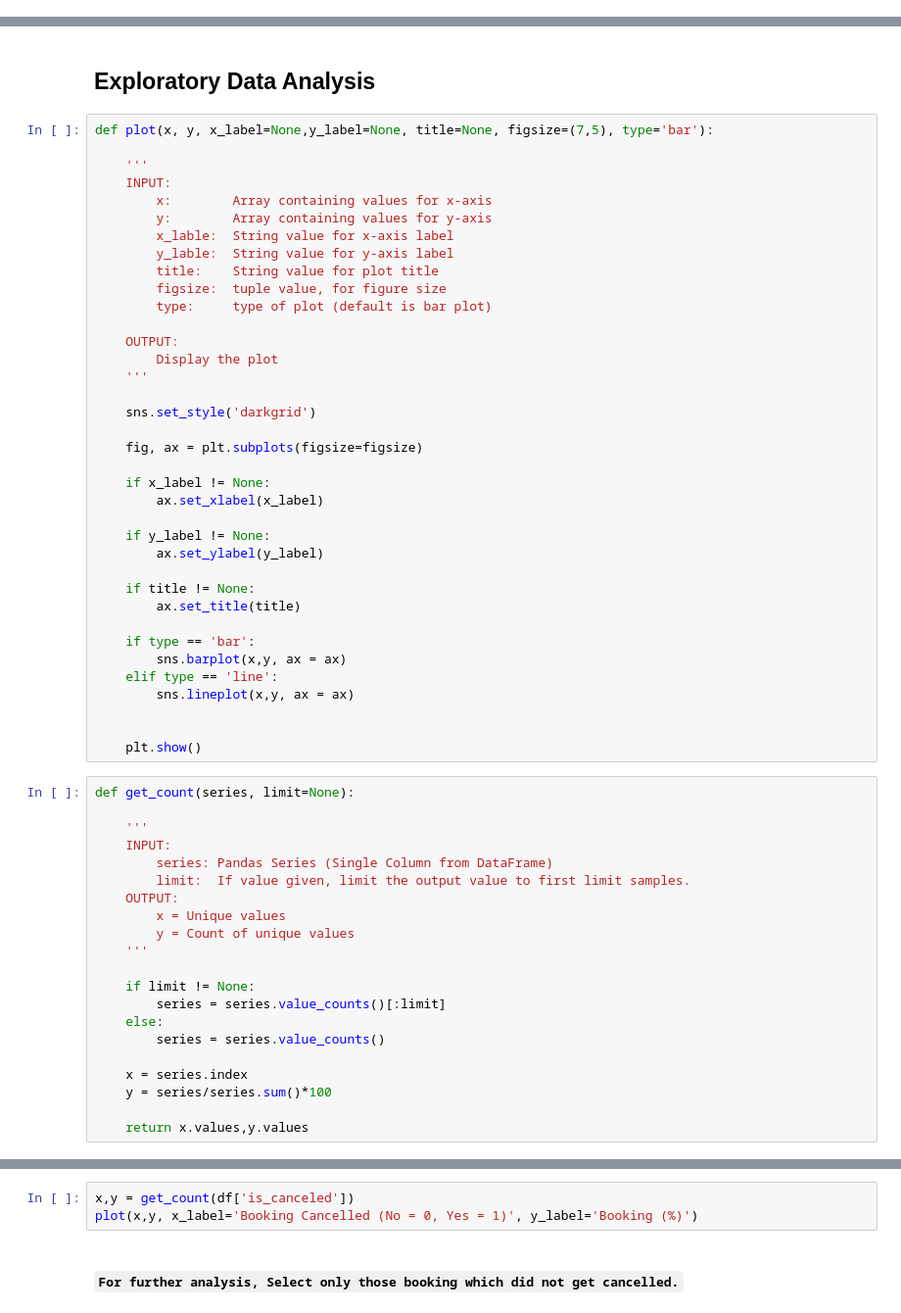
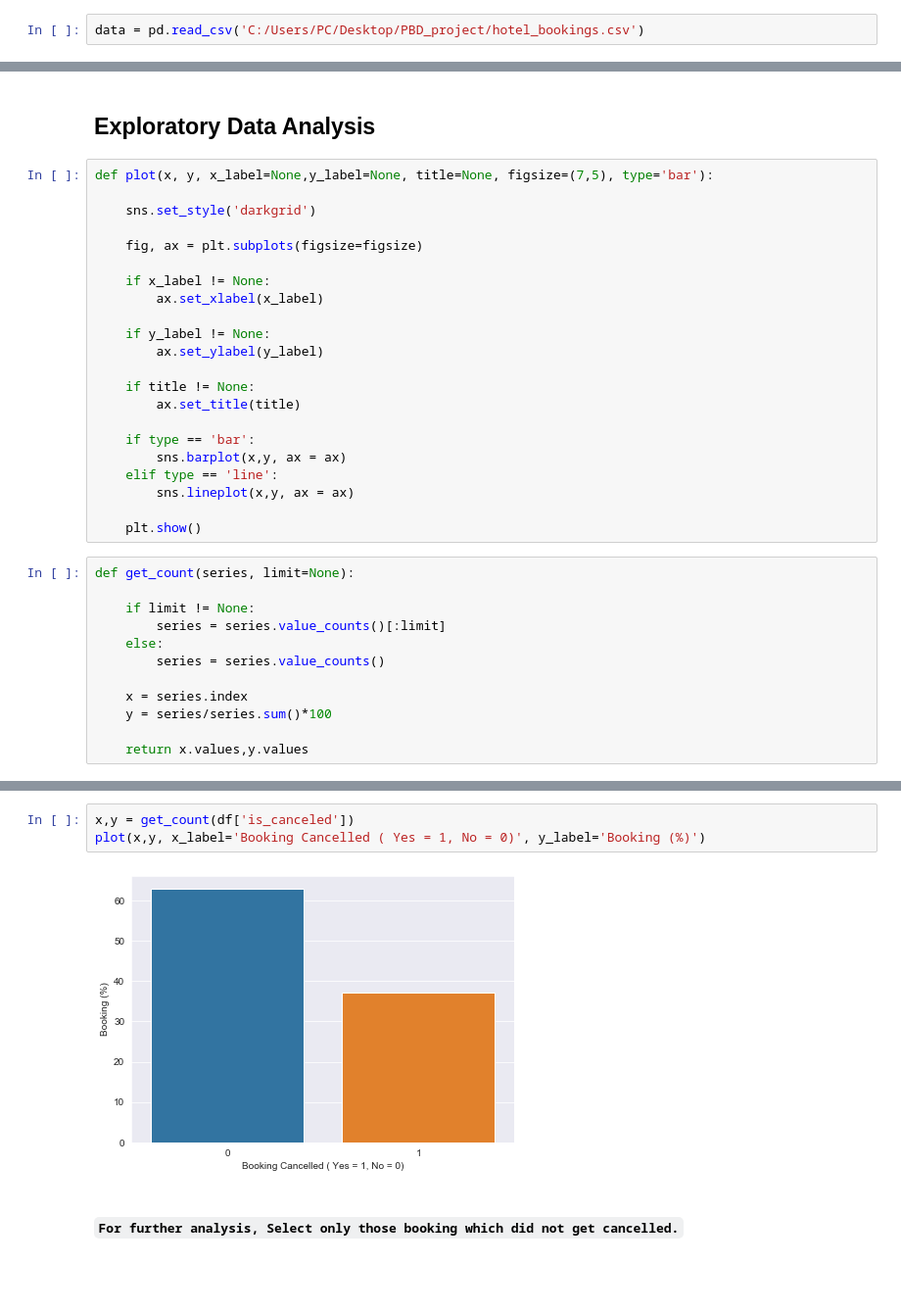
Before and after one commit to sheikh-bilal/HotelBookingDemand-Python, a Jupyter notebook: PBD_project.ipynb, the cells around one changed output, grey strips where cells are left out. Shown at 98% size. Saved outputs shown, nothing was run; the diff lists cells and outputs as text; blank space fills up the shorter version.

Commit message:
Revert Commit to Project

```diff
--- a/PBD_project.ipynb
+++ b/PBD_project.ipynb
@@ -50,0 +18,2 @@ data.head()
+# %%
+data = pd.read_csv('C:/Users/PC/Desktop/PBD_project/hotel_bookings.csv')
@@ -86,20 +105,6 @@ df[['children', 'company', 'agent']] = df[['children', 'company', 'agent']].asty
 ## Exploratory Data Analysis
 # %%
 def plot(x, y, x_label=None,y_label=None, title=None, figsize=(7,5), type='bar'):
-
-    '''
-    INPUT:
-        x:        Array containing values for x-axis
-        y:        Array containing values for y-axis
-        x_lable:  String value for x-axis label
-        y_lable:  String value for y-axis label
-        title:    String value for plot title
-        figsize:  tuple value, for figure size
-        type:     type of plot (default is bar plot)
-
-    OUTPUT:
-        Display the plot
-    '''
 
     sns.set_style('darkgrid')
 
@@ -119,19 +124,9 @@ def plot(x, y, x_label=None,y_label=None, title=None, figsize=(7,5), type='bar')
     elif type == 'line':
         sns.lineplot(x,y, ax = ax)
 
-
     plt.show()
 # %%
 def get_count(series, limit=None):
-
-    '''
-    INPUT:
-        series: Pandas Series (Single Column from DataFrame)
-        limit:  If value given, limit the output value to first limit samples.
-    OUTPUT:
-        x = Unique values
-        y = Count of unique values
-    '''
 
     if limit != None:
         series = series.value_counts()[:limit]
@@ -149,6 +144,8 @@ def get_count(series, limit=None):
 # %%
 x,y = get_count(df['is_canceled'])
-plot(x,y, x_label='Booking Cancelled (No = 0, Yes = 1)', y_label='Booking (%)')
+plot(x,y, x_label='Booking Cancelled ( Yes = 1, No = 0)', y_label='Booking (%)')
+# %% [output]
+[figure, added]
 # %% [markdown]
 #### `For further analysis, Select only those booking which did not get cancelled.`
 # %%
```
Also changed, not shown: parts of 48 cells of this notebook.
